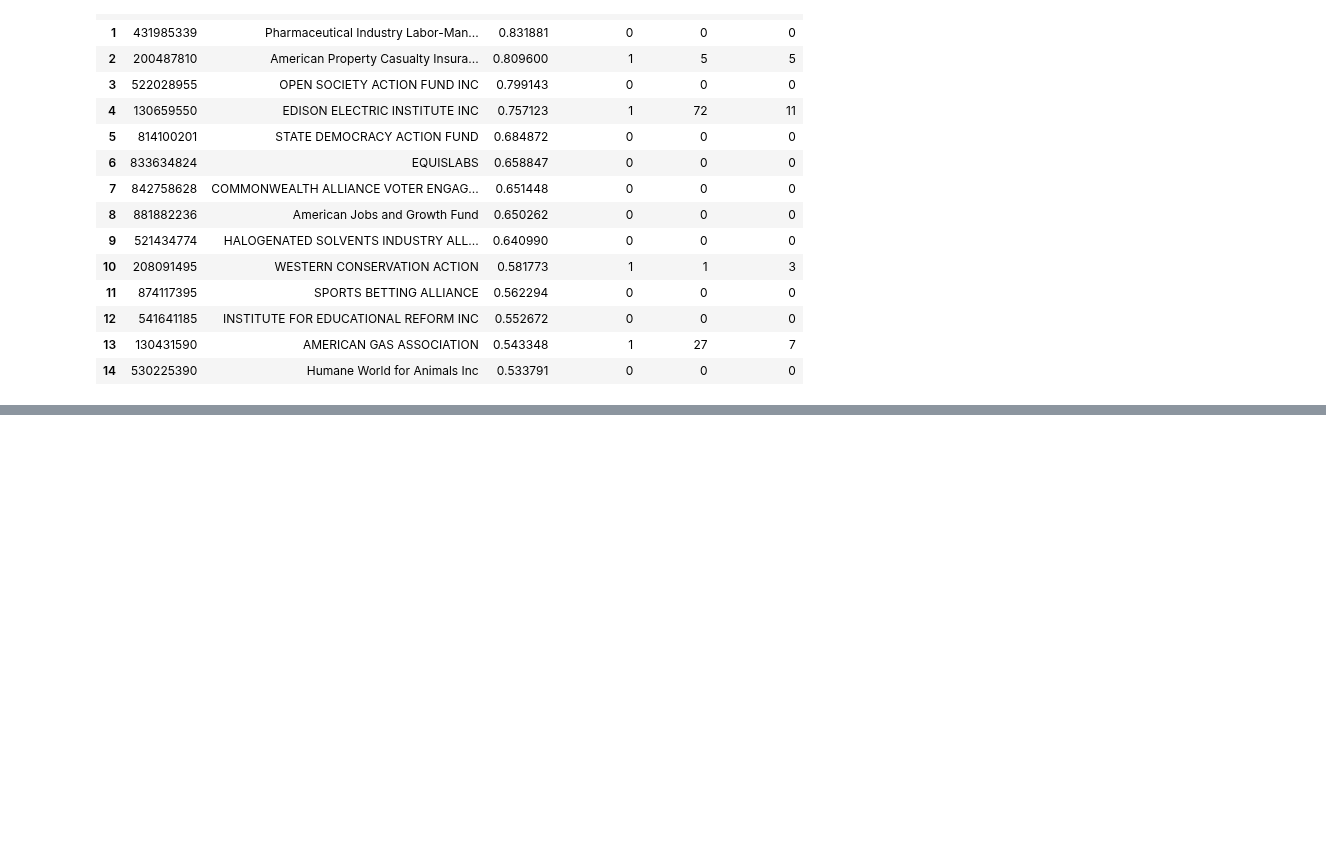
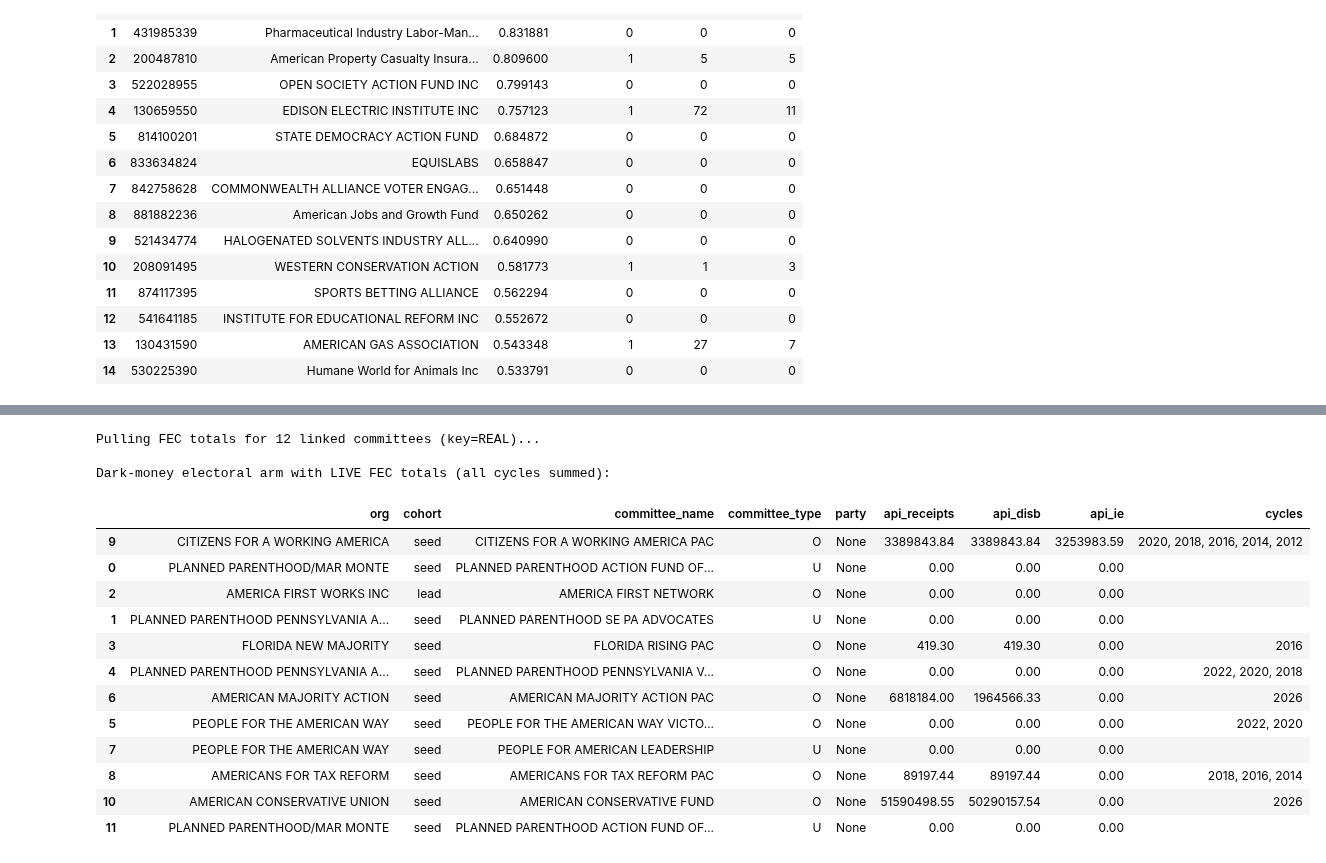
Before and after one commit to team-glass-house/influence-network, a Jupyter notebook: notebooks/lda_irs_name_state_analysis.ipynb, the cells around one changed output, grey strips where cells are left out. Drawn from its saved outputs; the diff is of its cells as text; code cells hidden in the pictures; blank space fills up the shorter version.

```diff
--- a/notebooks/lda_irs_name_state_analysis.ipynb
+++ b/notebooks/lda_irs_name_state_analysis.ipynb
@@ -1279,0 +1462,47 @@ Top 15 leads with LDA lobbying corroboration:
+# %%
+# Pull LIVE FEC totals for the dark-money-linked committees only (DEMO_KEY is rate-limited ~30/hr, so just this subset).
+import os, time, requests, pandas as pd
+
+FEC_KEY = os.environ.get("FEC_API_KEY") or "DEMO_KEY"
+cids = sorted(dm.committee_id.unique().tolist())
+print(f"Pulling FEC totals for {len(cids)} linked committees (key={'REAL' if FEC_KEY != 'DEMO_KEY' else 'DEMO_KEY'})...")
+
+rows = []
+for cid in cids:
+    try:
+        r = requests.get(f"https://api.open.fec.gov/v1/committee/{cid}/totals/",
+                         params={"api_key": FEC_KEY, "sort": "-cycle", "per_page": 100}, timeout=30)
+        if r.status_code != 200:
+            rows.append((cid, None, None, None, f"HTTP {r.status_code}")); continue
+        res = r.json().get("results", []) or []
+        disb = sum(float(x.get("disbursements") or 0) for x in res)
+        ie   = sum(float(x.get("independent_expenditures") or 0) for x in res)
+        rcpt = sum(float(x.get("receipts") or 0) for x in res)
+        cyc  = ", ".join(str(x.get("cycle")) for x in res[:5])
+        rows.append((cid, disb, ie, rcpt, cyc))
+    except Exception as e:
+        rows.append((cid, None, None, None, str(e)[:40]))
+    time.sleep(0.4)
+
+fec_api = pd.DataFrame(rows, columns=["committee_id", "api_disb", "api_ie", "api_receipts", "cycles"])
+out = dm.merge(fec_api, on="committee_id", how="left").sort_values("api_ie", ascending=False, na_position="last")
+print("\nDark-money electoral arm with LIVE FEC totals (all cycles summed):")
+display(out[["org", "cohort", "committee_name", "committee_type", "party",
+             "api_receipts", "api_disb", "api_ie", "cycles"]].head(25))
+# %% [output]
+Pulling FEC totals for 12 linked committees (key=REAL)...
+
+Dark-money electoral arm with LIVE FEC totals (all cycles summed):
+|  | org | cohort | committee_name | committee_type | party | api_receipts | api_disb | api_ie | cycles |
+| 9 | CITIZENS FOR A WORKING AMERICA | seed | CITIZENS FOR A WORKING AMERICA PAC | O | None | 3389843.84 | 3389843.84 | 3253983.59 | 2020, 2018, 2016, 2014, 2012 |
+| 0 | PLANNED PARENTHOOD/MAR MONTE | seed | PLANNED PARENTHOOD ACTION FUND OF... | U | None | 0.00 | 0.00 | 0.00 |  |
+| 2 | AMERICA FIRST WORKS INC | lead | AMERICA FIRST NETWORK | O | None | 0.00 | 0.00 | 0.00 |  |
+| 1 | PLANNED PARENTHOOD PENNSYLVANIA A... | seed | PLANNED PARENTHOOD SE PA ADVOCATES | U | None | 0.00 | 0.00 | 0.00 |  |
+| 3 | FLORIDA NEW MAJORITY | seed | FLORIDA RISING PAC | O | None | 419.30 | 419.30 | 0.00 | 2016 |
+| 4 | PLANNED PARENTHOOD PENNSYLVANIA A... | seed | PLANNED PARENTHOOD PENNSYLVANIA V... | O | None | 0.00 | 0.00 | 0.00 | 2022, 2020, 2018 |
+| 6 | AMERICAN MAJORITY ACTION | seed | AMERICAN MAJORITY ACTION PAC | O | None | 6818184.00 | 1964566.33 | 0.00 | 2026 |
+| 5 | PEOPLE FOR THE AMERICAN WAY | seed | PEOPLE FOR THE AMERICAN WAY VICTO... | O | None | 0.00 | 0.00 | 0.00 | 2022, 2020 |
+| 7 | PEOPLE FOR THE AMERICAN WAY | seed | PEOPLE FOR AMERICAN LEADERSHIP | U | None | 0.00 | 0.00 | 0.00 |  |
+| 8 | AMERICANS FOR TAX REFORM | seed | AMERICANS FOR TAX REFORM PAC | O | None | 89197.44 | 89197.44 | 0.00 | 2018, 2016, 2014 |
+| 10 | AMERICAN CONSERVATIVE UNION | seed | AMERICAN CONSERVATIVE FUND | O | None | 51590498.55 | 50290157.54 | 0.00 | 2026 |
+| 11 | PLANNED PARENTHOOD/MAR MONTE | seed | PLANNED PARENTHOOD ACTION FUND OF... | U | None | 0.00 | 0.00 | 0.00 |  |
```
Also changed, not shown: parts of 12 cells of this notebook.
